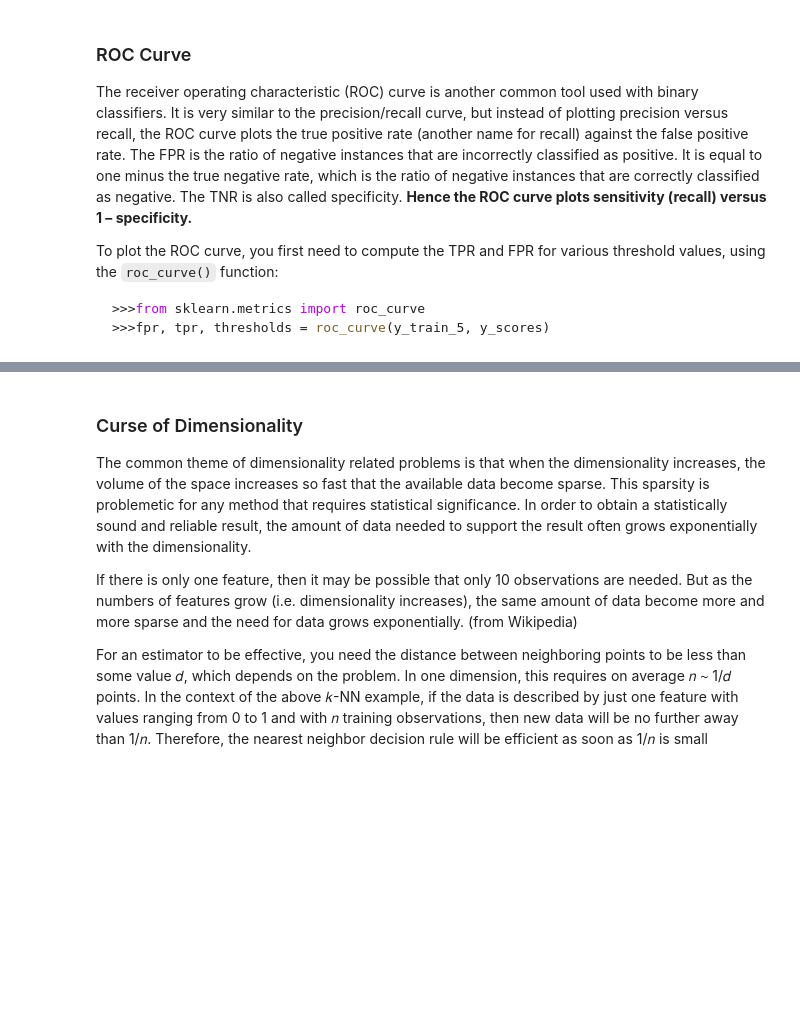
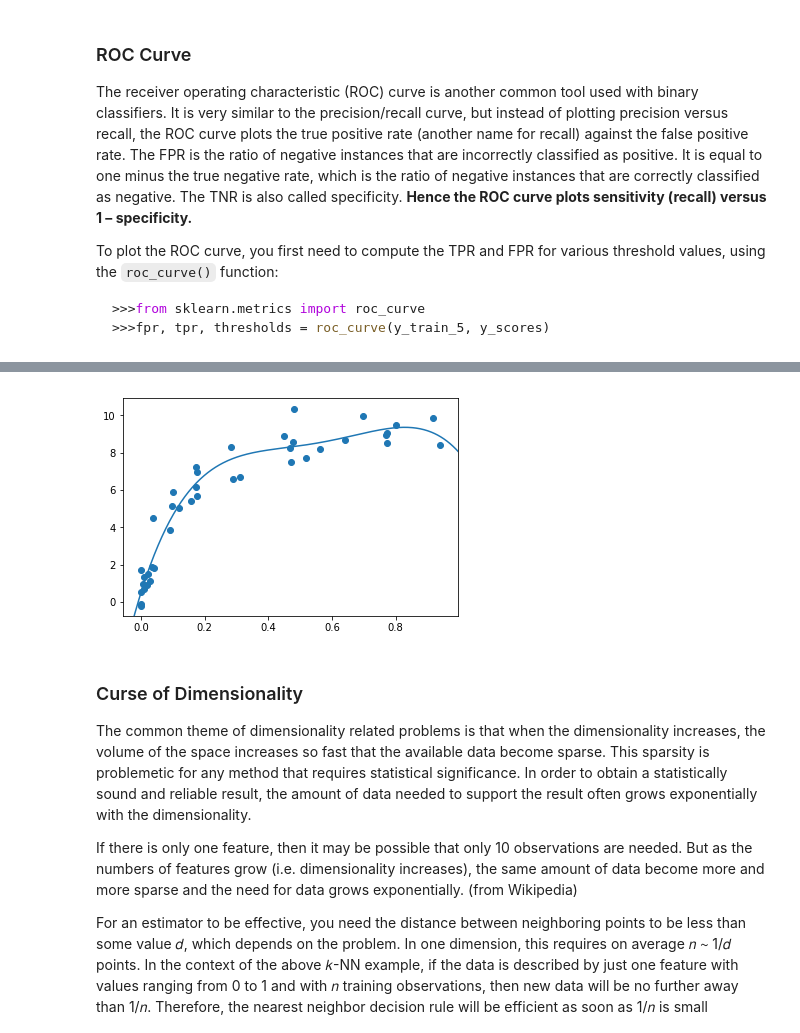
Before and after one commit to mayankkaizen/jupyter-notebooks, a Jupyter notebook: ML-Notes.ipynb, the cells around one changed output, grey strips where cells are left out. Saved outputs shown, nothing was run; the diff lists cells and outputs as text; code cells hidden in the pictures; blank space fills up the shorter version.

```diff
--- a/ML-Notes.ipynb
+++ b/ML-Notes.ipynb
@@ -181,3 +404,15 @@ To plot the ROC curve, you first need to compute the TPR and FPR for various thr
+# %%
+X_test = np.linspace(-0.1, 1.1, 500)[:, None]
+
+model = grid.best_estimator_
+
+plt.scatter(X.ravel(), y)
+lim = plt.axis()
+y_test = model.fit(X, y).predict(X_test)
+plt.plot(X_test.ravel(), y_test);
+plt.axis(lim);
+# %% [output]
+[figure, added]
 # %% [markdown]
 ### Curse of Dimensionality
 
```
Also changed, not shown: parts of 25 cells of this notebook, 3 other files.
